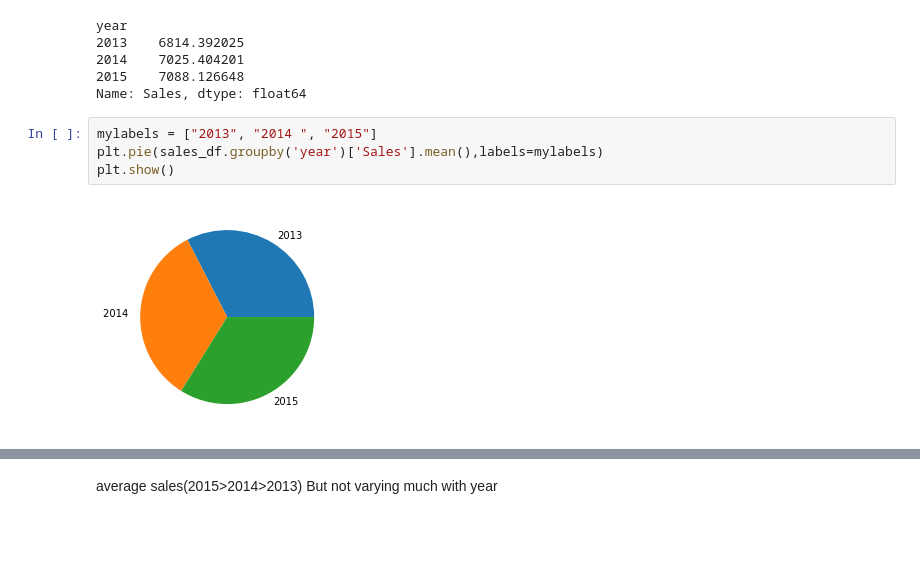
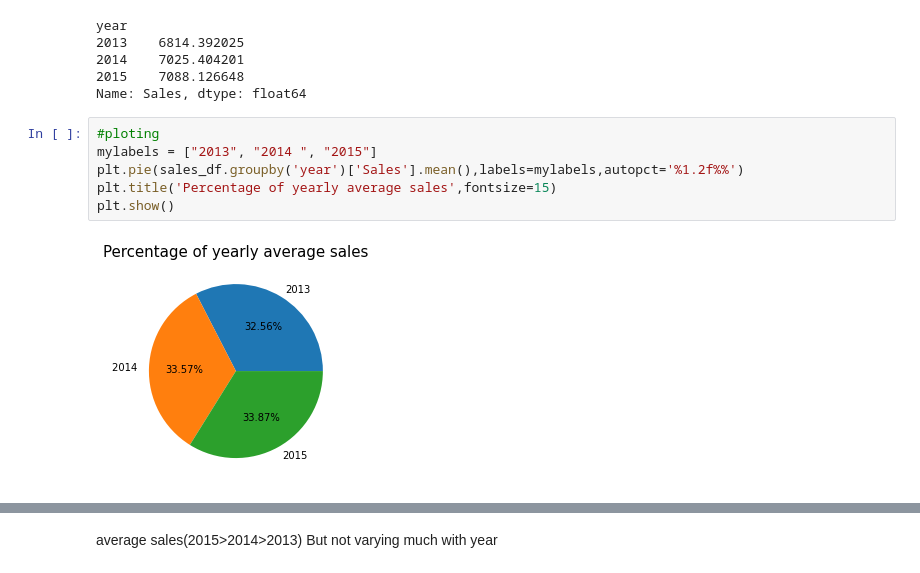
Before and after one commit to MadhurAwasthi/Rossmann-Sales-Prediction---Capstone-Project, a Jupyter notebook: Rossmann_Sales_Prediction_Capstone_Project.ipynb, the cells around one changed output, grey strips where cells are left out. Saved outputs shown, nothing was run; the diff lists cells and outputs as text; blank space fills up the shorter version.

```diff
--- a/Rossmann_Sales_Prediction_Capstone_Project.ipynb
+++ b/Rossmann_Sales_Prediction_Capstone_Project.ipynb
@@ -334,8 +351,10 @@ year
 2015    7088.126648
 Name: Sales, dtype: float64
 # %%
+#ploting
 mylabels = ["2013", "2014 ", "2015"]
-plt.pie(sales_df.groupby('year')['Sales'].mean(),labels=mylabels)
+plt.pie(sales_df.groupby('year')['Sales'].mean(),labels=mylabels,autopct='%1.2f%%')
+plt.title('Percentage of yearly average sales',fontsize=15)
 plt.show()
 # %% [output]
-[figure, old version]
+[figure, new version]
```
Also changed, not shown: parts of 50 cells of this notebook.
